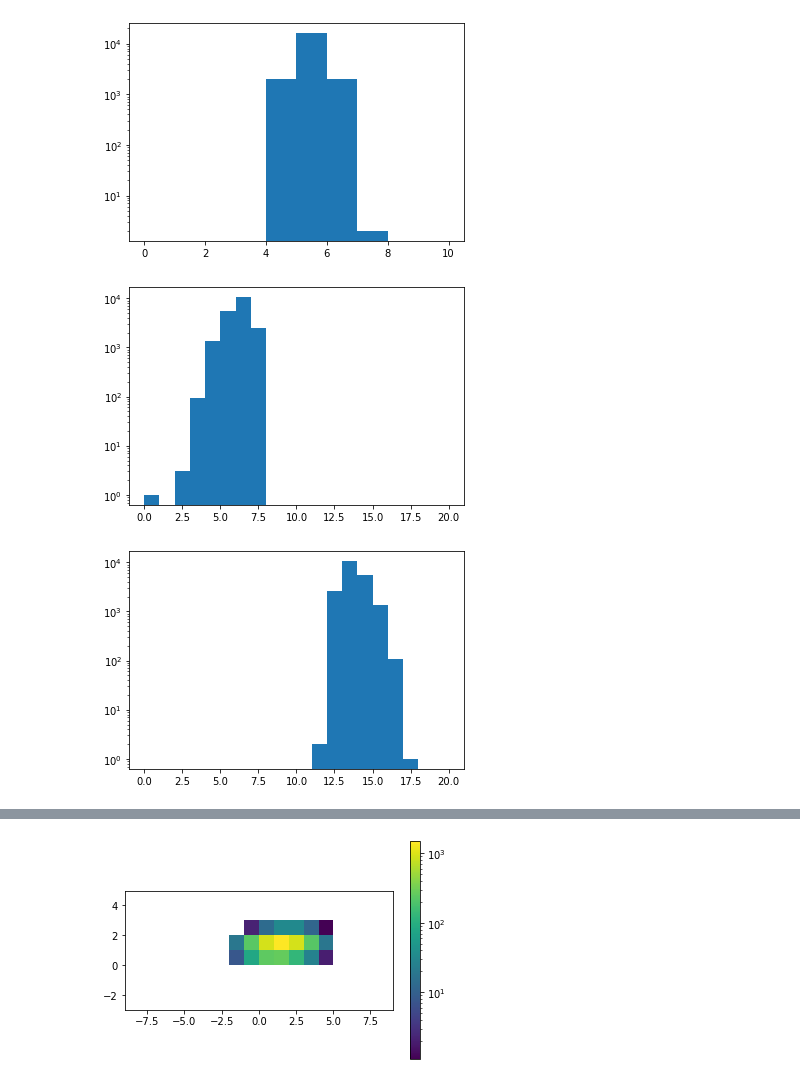
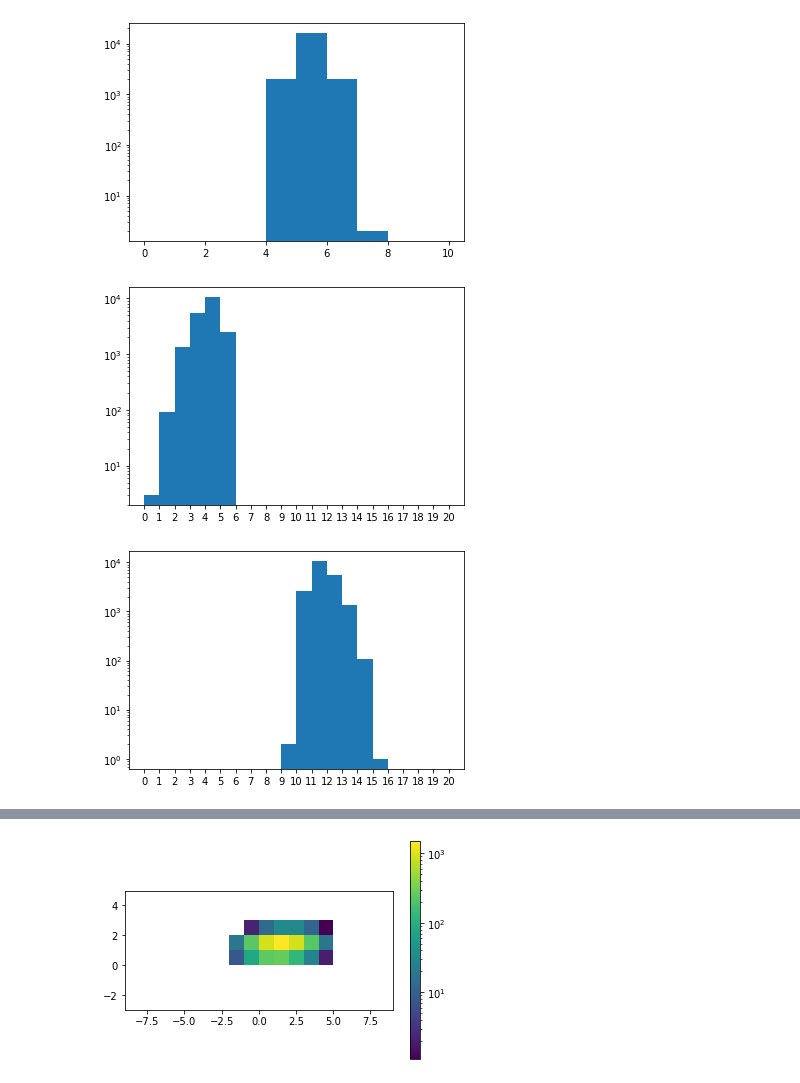
Before and after one commit to SiLiKhon/TPC-FastSim, a Jupyter notebook: notebooks/TPC_overview_data_v4.ipynb, the cells around one changed output, grey strips where cells are left out. Saved outputs shown, nothing was run; the diff lists cells and outputs as text; code cells hidden in the pictures.

```diff
--- a/notebooks/TPC_overview_data_v4.ipynb
+++ b/notebooks/TPC_overview_data_v4.ipynb
@@ -139,7 +139,7 @@ plt.xlabel('log10(integrated_amplitude)');
 # Transform the data
 # %%
 pad_range = (-3, 5)
-time_range = (-9, 9)
+time_range = (-7, 9)
 data, features = preprocessing.read_csv_2d(
     pad_range=pad_range, time_range=time_range
 )
@@ -159,14 +159,16 @@ plt.yscale('log');
 [figure]
 # %%
 plt.hist((data == 0).all(axis=1).argmin(axis=-1), bins=range(21))
+plt.xticks(range(21))
 plt.yscale('log');
 # %% [output]
-[figure, old version]
+[figure, new version]
 # %%
 plt.hist(data.shape[-1] - 1 - (data == 0).all(axis=1)[...,::-1].argmin(axis=-1), bins=range(21))
+plt.xticks(range(21))
 plt.yscale('log');
 # %% [output]
-[figure, old version]
+[figure, new version]
 # %%
 plt.colorbar(plt.imshow(
     data[(data == 0).all(axis=1).argmin(axis=-1).argmin()],
```
Also changed, not shown: parts of 21 cells of this notebook.
